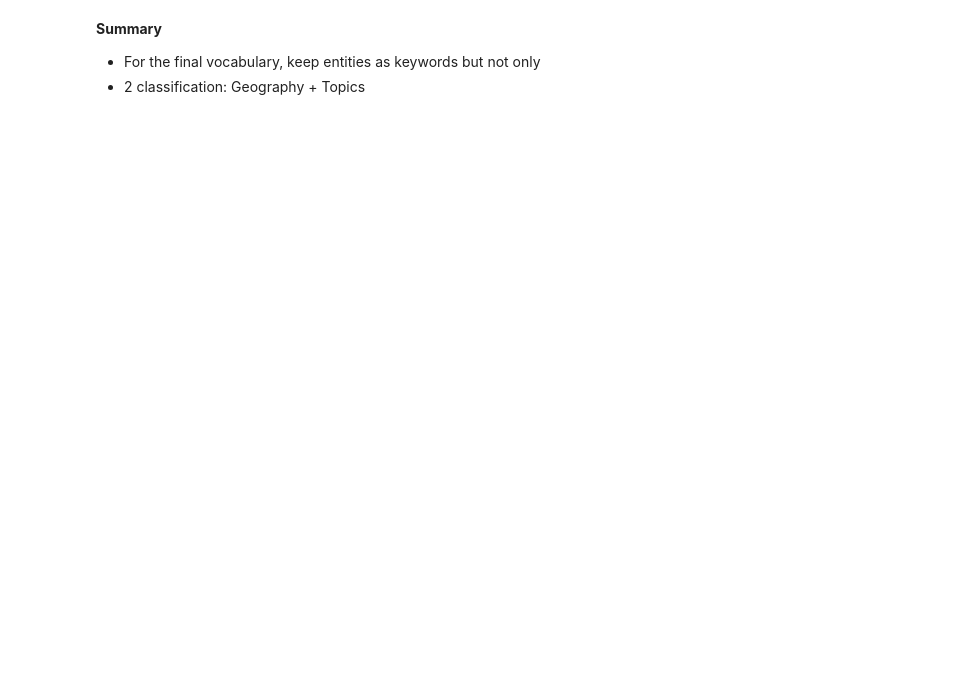
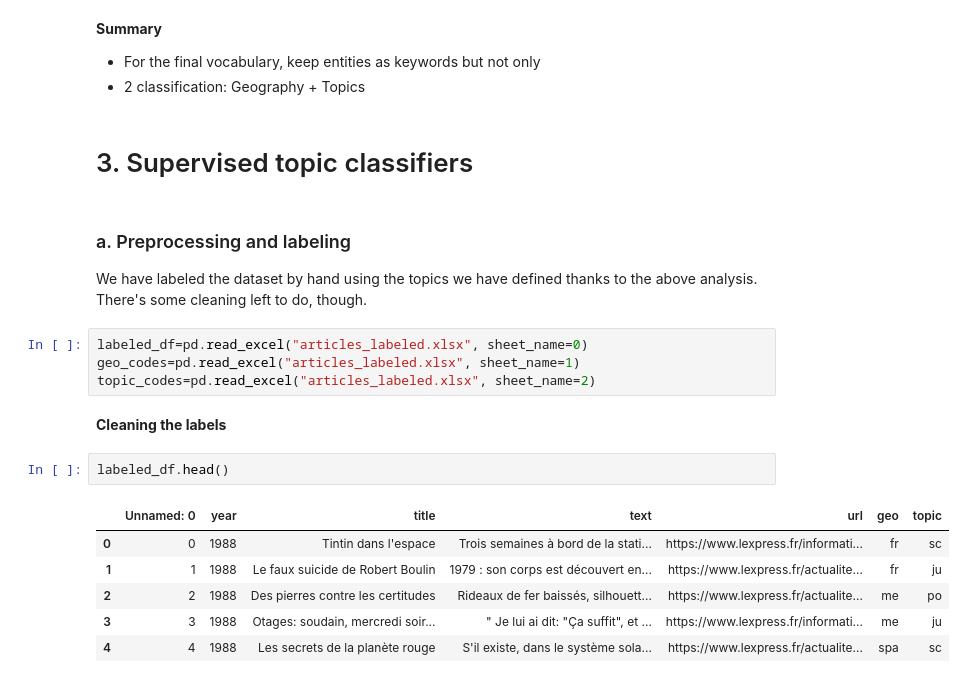
Before and after one commit to ldelille/nlp-archives, a Jupyter notebook: 02_TopicModeling.ipynb, the cells around one changed output. Drawn from its saved outputs; the diff is of its cells as text; blank space fills up the shorter version.

```diff
--- a/02_TopicModeling.ipynb
+++ b/02_TopicModeling.ipynb
@@ -1066,3 +1074,24 @@ __Summary__
 
 * For the final vocabulary, keep entities as keywords but not only
 * 2 classification: Geography + Topics
+# %% [markdown]
+# 3. Supervised topic classifiers
+# %% [markdown]
+### a. Preprocessing and labeling
+
+We have labeled the dataset by hand using the topics we have defined thanks to the above analysis. There's some cleaning left to do, though.
+# %%
+labeled_df=pd.read_excel("articles_labeled.xlsx", sheet_name=0)
+geo_codes=pd.read_excel("articles_labeled.xlsx", sheet_name=1)
+topic_codes=pd.read_excel("articles_labeled.xlsx", sheet_name=2)
+# %% [markdown]
+__Cleaning the labels__
+# %%
+labeled_df.head()
+# %% [output]
+|  | Unnamed: 0 | year | title | text | url | geo | topic |
+| 0 | 0 | 1988 | Tintin dans l'espace | Trois semaines à bord de la stati... | https://www.lexpress.fr/informati... | fr | sc |
+| 1 | 1 | 1988 | Le faux suicide de Robert Boulin | 1979 : son corps est découvert en... | https://www.lexpress.fr/actualite... | fr | ju |
+| 2 | 2 | 1988 | Des pierres contre les certitudes | Rideaux de fer baissés, silhouett... | https://www.lexpress.fr/actualite... | me | po |
+| 3 | 3 | 1988 | Otages: soudain, mercredi soir... | " Je lui ai dit: "Ça suffit", et ... | https://www.lexpress.fr/informati... | me | ju |
+| 4 | 4 | 1988 | Les secrets de la planète rouge | S'il existe, dans le système sola... | https://www.lexpress.fr/actualite... | spa | sc |
```
Also changed, not shown: parts of 30 cells of this notebook.
